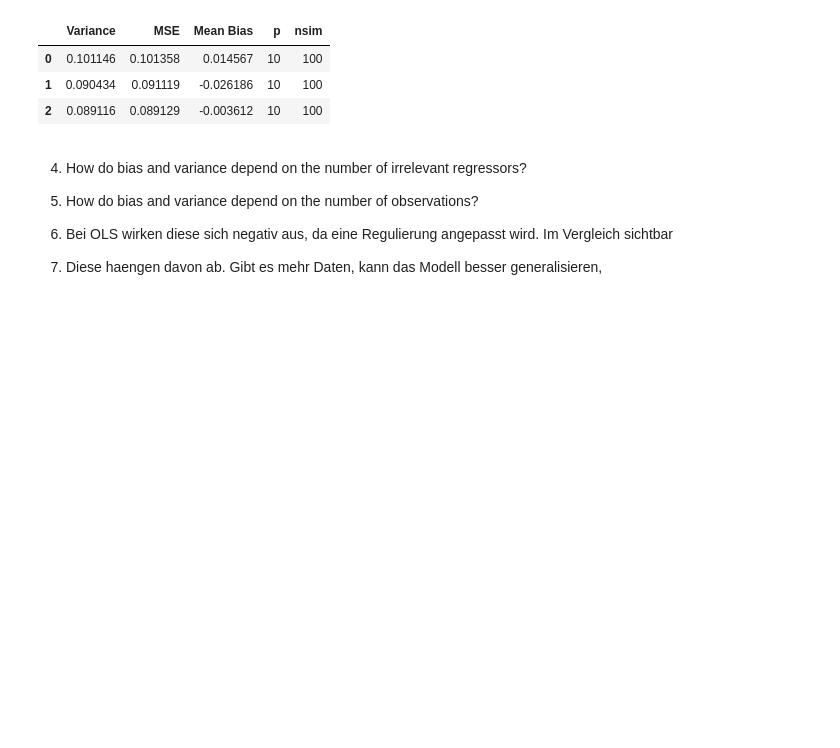
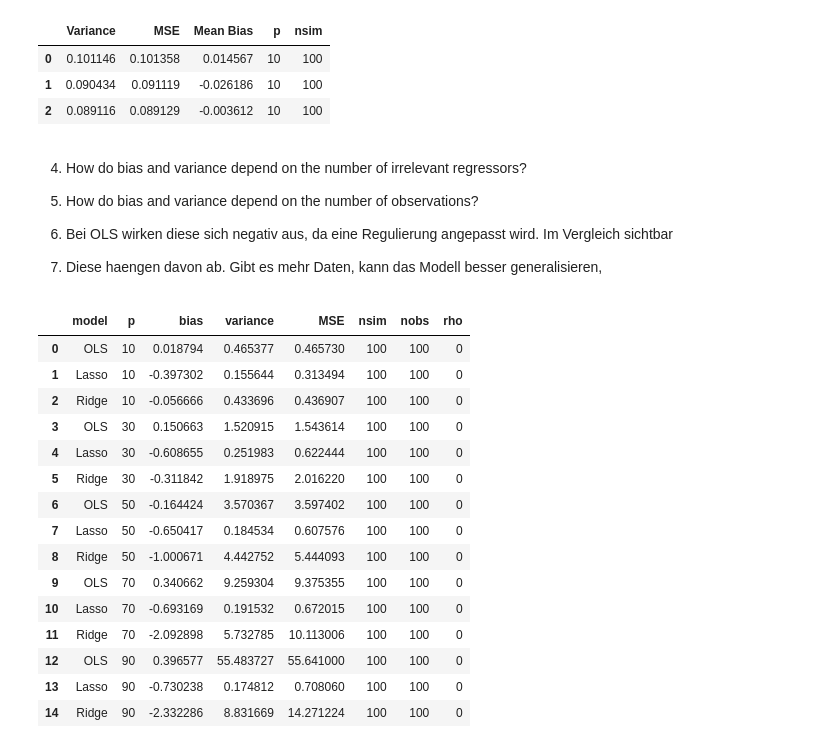
Before and after one commit to FinnReinders/Labs, a Jupyter notebook: Lab1.ipynb, the cells around one changed output. Saved outputs shown, nothing was run; the diff lists cells and outputs as text; code cells hidden in the pictures; blank space fills up the shorter version.

```diff
--- a/Lab1.ipynb
+++ b/Lab1.ipynb
@@ -290,0 +372,25 @@ Im Vergleich sichtbar
+# %%
+df_results = pd.DataFrame(columns=["model", "p", "bias", "variance", "MSE", "nsim", "nobs", "rho"])
+
+for p_value in range(10, 100, 20):
+    simulation_df = perform_simulation(100, 100, p_value, 0)
+    df_results = pd.concat([df_results, simulation_df], ignore_index=True)
+
+df_results
+# %% [output]
+|  | model | p | bias | variance | MSE | nsim | nobs | rho |
+| 0 | OLS | 10 | 0.018794 | 0.465377 | 0.465730 | 100 | 100 | 0 |
+| 1 | Lasso | 10 | -0.397302 | 0.155644 | 0.313494 | 100 | 100 | 0 |
+| 2 | Ridge | 10 | -0.056666 | 0.433696 | 0.436907 | 100 | 100 | 0 |
+| 3 | OLS | 30 | 0.150663 | 1.520915 | 1.543614 | 100 | 100 | 0 |
+| 4 | Lasso | 30 | -0.608655 | 0.251983 | 0.622444 | 100 | 100 | 0 |
+| 5 | Ridge | 30 | -0.311842 | 1.918975 | 2.016220 | 100 | 100 | 0 |
+| 6 | OLS | 50 | -0.164424 | 3.570367 | 3.597402 | 100 | 100 | 0 |
+| 7 | Lasso | 50 | -0.650417 | 0.184534 | 0.607576 | 100 | 100 | 0 |
+| 8 | Ridge | 50 | -1.000671 | 4.442752 | 5.444093 | 100 | 100 | 0 |
+| 9 | OLS | 70 | 0.340662 | 9.259304 | 9.375355 | 100 | 100 | 0 |
+| 10 | Lasso | 70 | -0.693169 | 0.191532 | 0.672015 | 100 | 100 | 0 |
+| 11 | Ridge | 70 | -2.092898 | 5.732785 | 10.113006 | 100 | 100 | 0 |
+| 12 | OLS | 90 | 0.396577 | 55.483727 | 55.641000 | 100 | 100 | 0 |
+| 13 | Lasso | 90 | -0.730238 | 0.174812 | 0.708060 | 100 | 100 | 0 |
+| 14 | Ridge | 90 | -2.332286 | 8.831669 | 14.271224 | 100 | 100 | 0 |
```
Also changed, not shown: parts of 2 cells of this notebook, 1 other file.
